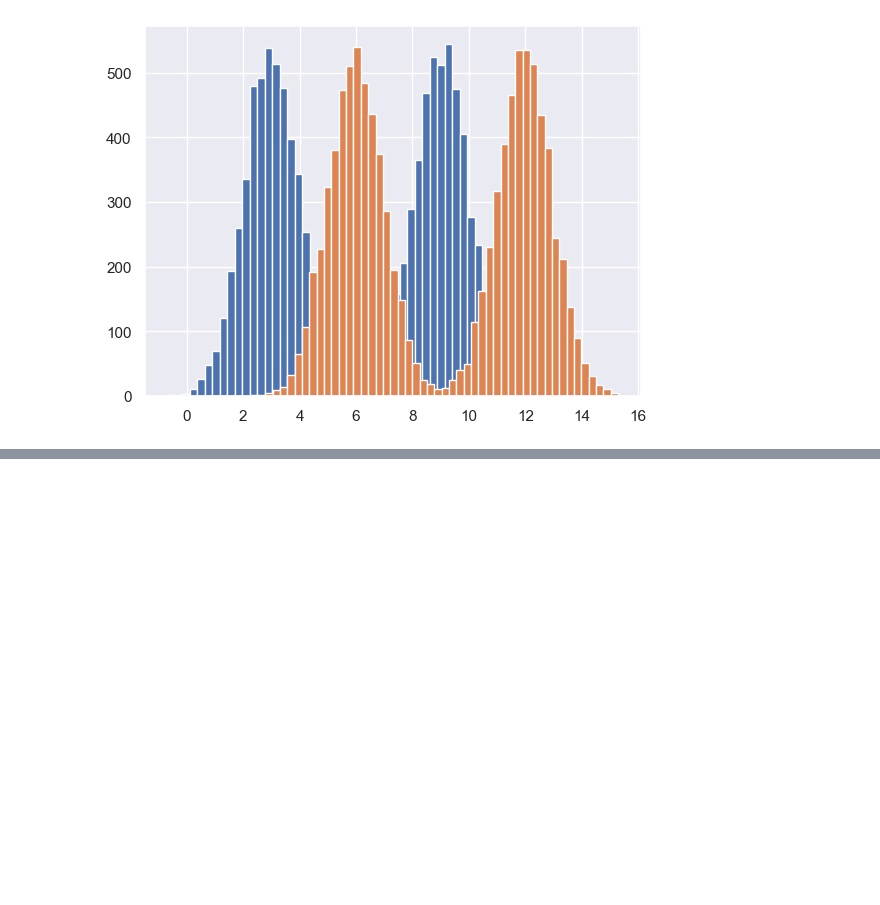
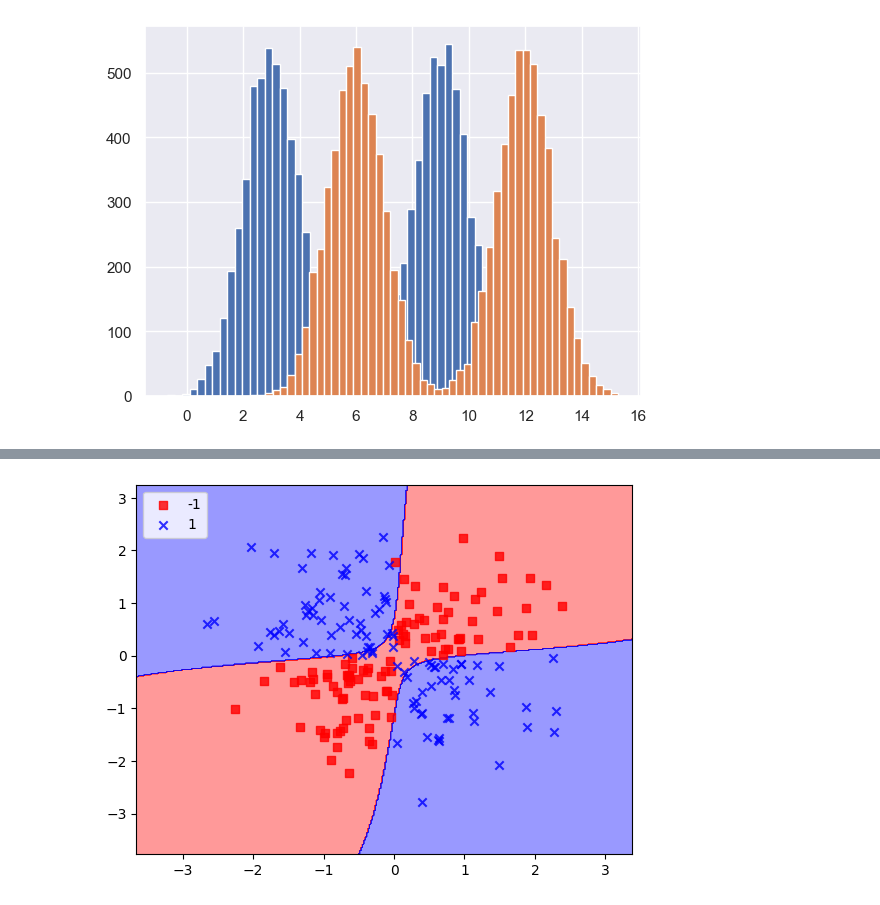
Before and after one commit to PrafulAradhyamth/dlprac, a Jupyter notebook: chapter4.ipynb, the cells around one changed output, grey strips where cells are left out. Cells and saved outputs as stored; diff of their text form; code cells hidden in the pictures; blank space fills up the shorter version.

```diff
--- a/chapter4.ipynb
+++ b/chapter4.ipynb
@@ -137,23 +137,3 @@ plt.hist(samples,bins = 50)
         15.29269432]),
  <BarContainer object of 50 artists>)
 [figure]
-# %%
-import numpy as np
-from sklearn.datasets import make_classification
-import matplotlib.pyplot as plt
-
-# Set the random seed for reproducibility
-
-
-# XOR Data Generation
-X, y = make_classification(
-    n_samples=400, n_features=2, n_informative=2, n_redundant=0,
-    n_clusters_per_class=1, flip_y=0.1, class_sep=1.0, random_state=42
-)
-
-# Plotting the data
-plt.scatter(X[:, 0], X[:, 1], c=y, cmap='bwr')
-plt.xlabel('X1')
-plt.ylabel('X2')
-plt.title('XOR Data')
-plt.show()
@@ -161,0 +240,53 @@ plt.show()
+# %%
+import numpy as np
+
+import matplotlib.pyplot as plt
+from matplotlib.colors import ListedColormap
+
+def plot_decision_regions(X, y, classifier, test_idx=None, resolution=0.02):
+   # setup marker generator and color map
+   markers = ('s', 'x', 'o', '^', 'v')
+   colors = ('red', 'blue', 'lightgreen', 'gray', 'cyan')
+   cmap = ListedColormap(colors[:len(np.unique(y))])
+
+   # plot the decision surface
+   x1_min, x1_max = X[:, 0].min() - 1, X[:, 0].max() + 1
+   x2_min, x2_max = X[:, 1].min() - 1, X[:, 1].max() + 1
+   xx1, xx2 = np.meshgrid(np.arange(x1_min, x1_max, resolution),
+   np.arange(x2_min, x2_max, resolution))
+   Z = classifier.predict(np.array([xx1.ravel(), xx2.ravel()]).T)
+   Z = Z.reshape(xx1.shape)
+   plt.contourf(xx1, xx2, Z, alpha=0.4, cmap=cmap)
+   plt.xlim(xx1.min(), xx1.max())
+   plt.ylim(xx2.min(), xx2.max())
+
+   # plot all samples
+   X_test, y_test = X[test_idx, :], y[test_idx]
+   for idx, cl in enumerate(np.unique(y)):
+      plt.scatter(x=X[y == cl, 0], y=X[y == cl, 1],
+               alpha=0.8, c=cmap(idx),
+               marker=markers[idx], label=cl)
+   # highlight test samples
+   if test_idx:
+      X_test, y_test = X[test_idx, :], y[test_idx]
+      plt.scatter(X_test[:, 0], X_test[:, 1], c='',
+               alpha=1.0, linewidth=1, marker='o',
+               s=55, label='test set')
+
+# create xor dataset
+np.random.seed(0)
+X_xor = np.random.randn(200, 2)
+y_xor = np.logical_xor(X_xor[:, 0] > 0, X_xor[:, 1] > 0)
+y_xor = np.where(y_xor, 1, -1)
+
+# SVM
+from sklearn.svm import SVC
+svm = SVC(kernel='rbf', random_state=0, gamma=0.10, C=10.0)
+svm.fit(X_xor, y_xor)
+
+# draw decision boundary
+plot_decision_regions(X_xor, y_xor, classifier=svm)
+plt.legend(loc='upper left')
+plt.show()
+# %% [output]
+[figure, added]
```
Also changed, not shown: parts of 3 cells of this notebook.
